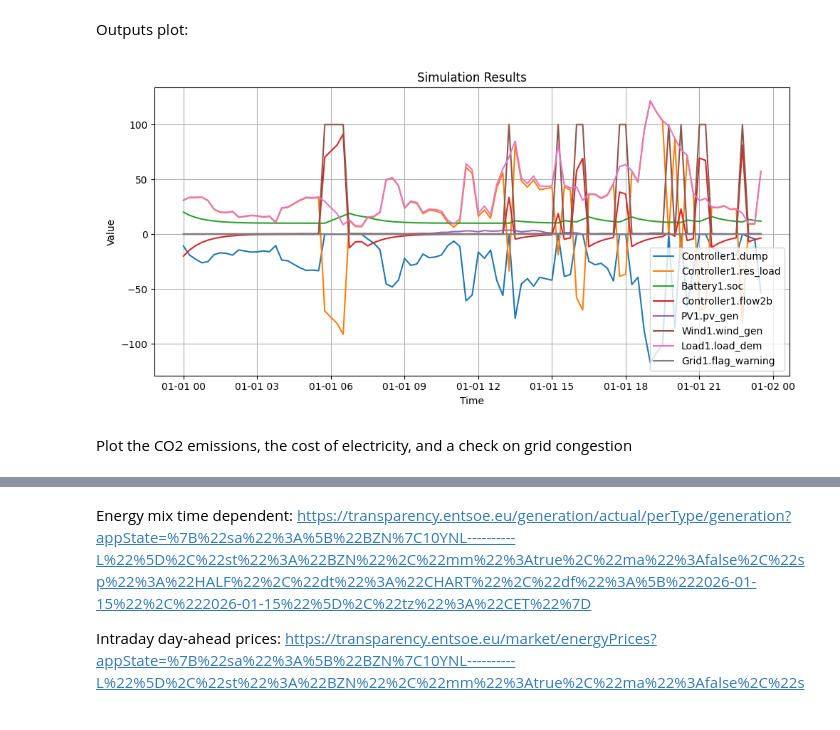
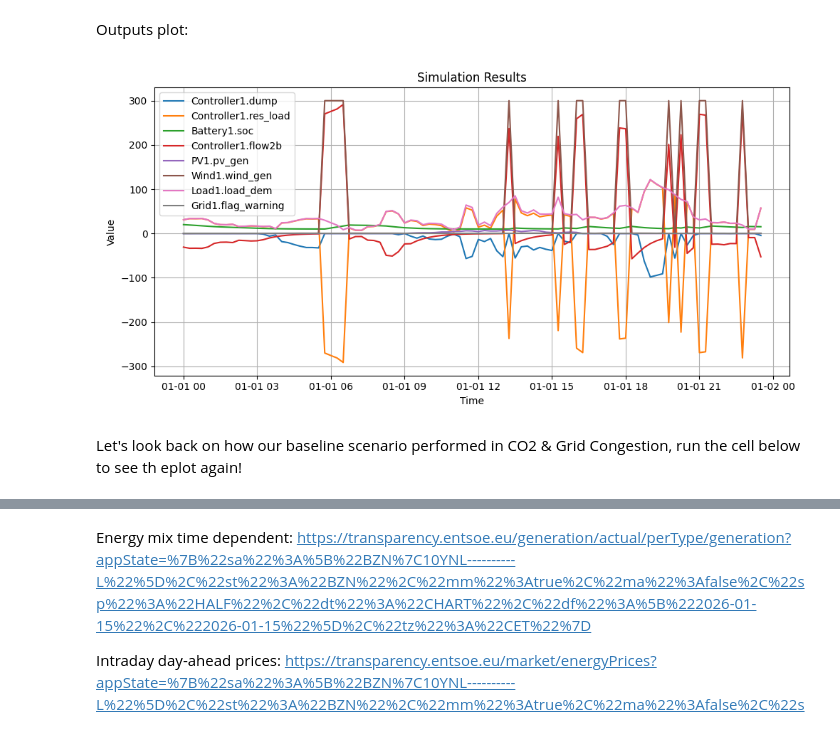
Before and after one commit to Illuminator-team/educational_material, a Jupyter notebook: tutorials/energy_hubs/Energy HUB/EnergyHubTutorial5.ipynb, the cells around one changed output, grey strips where cells are left out. Cells and saved outputs as stored; diff of their text form; code cells hidden in the pictures.

```diff
--- a/tutorials/energy_hubs/Energy HUB/EnergyHubTutorial5.ipynb
+++ b/tutorials/energy_hubs/Energy HUB/EnergyHubTutorial5.ipynb
@@ -163,11 +165,14 @@ sim.run()
 # %% [markdown]
 Outputs plot:
 # %%
+#TODO: this should be in helper py script file.
+#TODO: Fix flag visualisation
+
 import pandas as pd
 import matplotlib.pyplot as plt
 
 def plot_simulation_results(
-    filepath="./out_Tutorial_5.csv",
+    filepath="./out_Tutorial_5_Green.csv",
     variables=None,
     title="Simulation Results",
     figsize=(10,5)
@@ -191,33 +196,33 @@ def plot_simulation_results(
     df = pd.read_csv(filepath)
 
     # Detect time column
     time_col = df.columns[0]
     df[time_col] = pd.to_datetime(df[time_col])
 
     # Autodetect variables if none specified
     if variables is None:
         variables = [c for c in df.columns if c != time_col]
 
     # Plot
     plt.figure(figsize=figsize)
 
     for var in variables:
         if var not in df.columns:
             print(f"⚠ Skipping '{var}' (not in dataset)")
             continue
         plt.plot(df[time_col], df[var], label=var)
 
     plt.xlabel("Time")
     plt.ylabel("Value")
     plt.title(title)
     plt.grid(True)
     plt.legend()
     plt.tight_layout()
     plt.show()
 
 
 plot_simulation_results()
 # %% [output]
-[figure, old version]
+[figure, new version]
 # %% [markdown]
-Plot the CO2 emissions, the cost of electricity, and a check on grid congestion
+Let's look back on how our baseline scenario performed in CO2 & Grid Congestion, run the cell below to see th eplot again!
```
Also changed, not shown: parts of 10 cells of this notebook.
